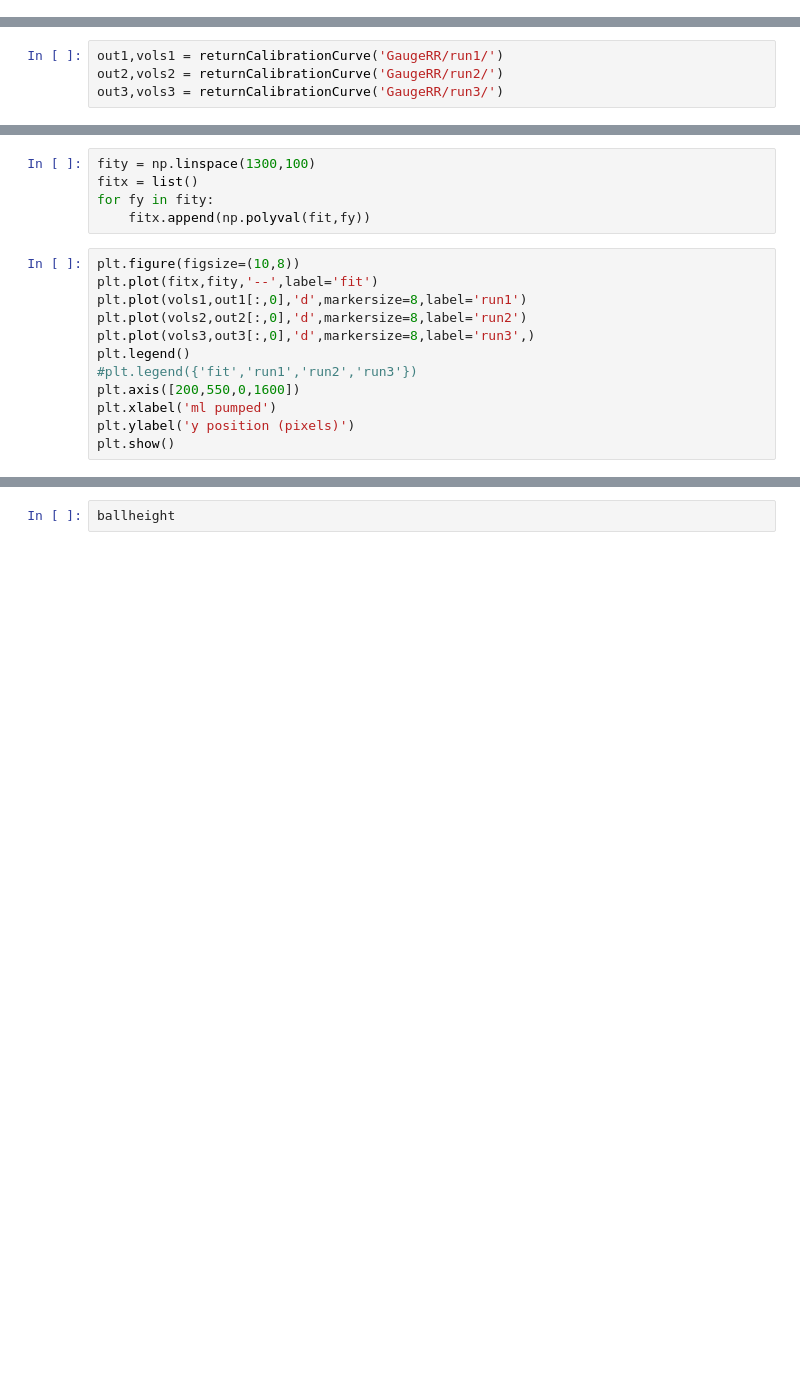
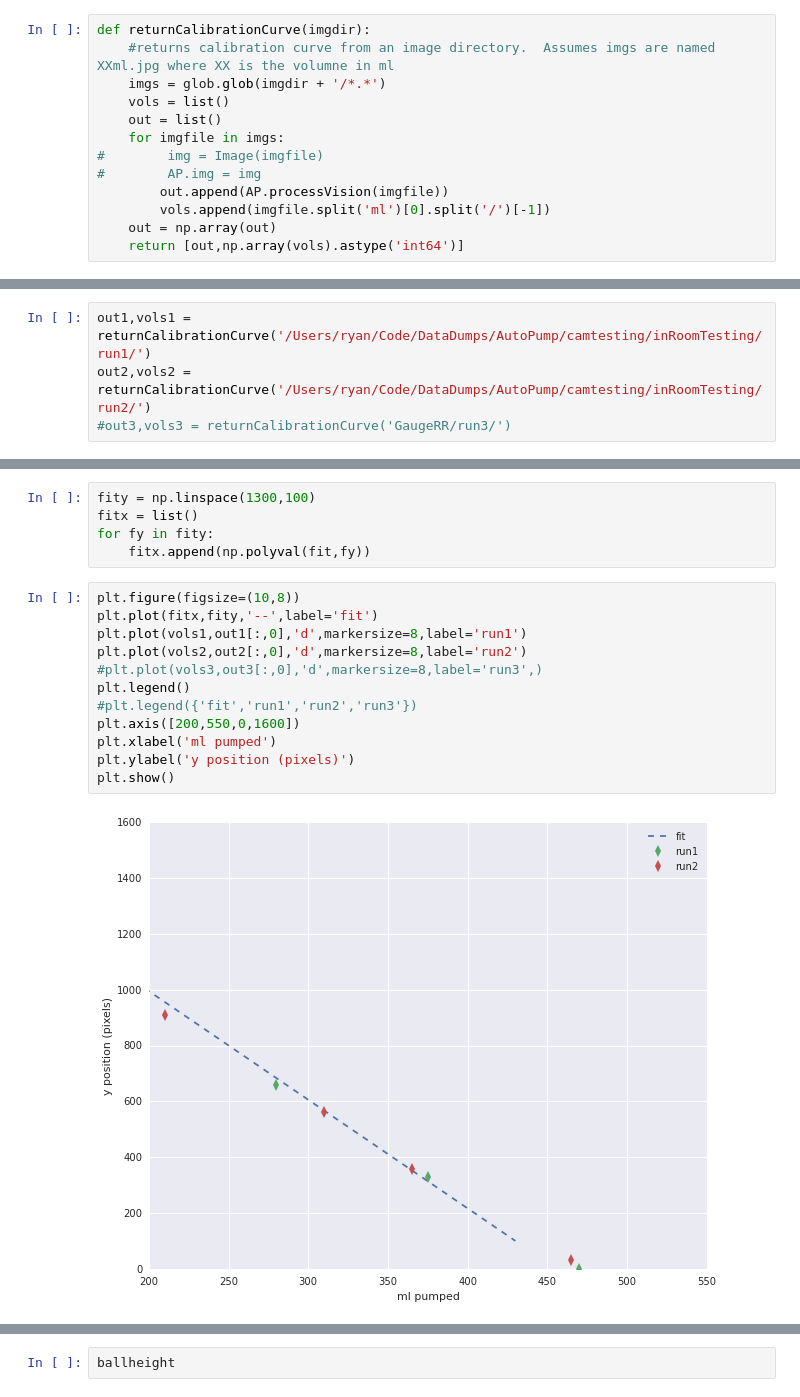
Before and after one commit to mechiris/AutoPumpTestRig2.0, a Jupyter notebook: notebooks/autopumpvision.ipynb, the cells around one changed output, grey strips where cells are left out. Saved outputs shown, nothing was run; the diff lists cells and outputs as text; blank space fills up the shorter version.

Commit message:
added notebook for plotting results

```diff
--- a/notebooks/autopumpvision.ipynb
+++ b/notebooks/autopumpvision.ipynb
@@ -12,3 +14,16 @@ import json
 from autopump import autopump
 # %%
 AP = autopump.AutoPump()
+# %%
+def returnCalibrationCurve(imgdir):
+    #returns calibration curve from an image directory.  Assumes imgs are named XXml.jpg where XX is the volumne in ml
+    imgs = glob.glob(imgdir + '/*.*')
+    vols = list()
+    out = list()
+    for imgfile in imgs:
+#        img = Image(imgfile)
+#        AP.img = img
+        out.append(AP.processVision(imgfile))
+        vols.append(imgfile.split('ml')[0].split('/')[-1])
+    out = np.array(out)
+    return [out,np.array(vols).astype('int64')]
@@ -14,0 +38,4 @@ AP = autopump.AutoPump()
+# %%
+out1,vols1 = returnCalibrationCurve('/Users/ryan/Code/DataDumps/AutoPump/camtesting/inRoomTesting/run1/')
+out2,vols2 = returnCalibrationCurve('/Users/ryan/Code/DataDumps/AutoPump/camtesting/inRoomTesting/run2/')
+#out3,vols3 = returnCalibrationCurve('GaugeRR/run3/')
@@ -44,4 +101,0 @@ def returnCalibrationCurve(imgdir):
-# %%
-out1,vols1 = returnCalibrationCurve('GaugeRR/run1/')
-out2,vols2 = returnCalibrationCurve('GaugeRR/run2/')
-out3,vols3 = returnCalibrationCurve('GaugeRR/run3/')
@@ -61,15 +117,17 @@ for fy in fity:
 # %%
 plt.figure(figsize=(10,8))
 plt.plot(fitx,fity,'--',label='fit')
 plt.plot(vols1,out1[:,0],'d',markersize=8,label='run1')
 plt.plot(vols2,out2[:,0],'d',markersize=8,label='run2')
-plt.plot(vols3,out3[:,0],'d',markersize=8,label='run3',)
+#plt.plot(vols3,out3[:,0],'d',markersize=8,label='run3',)
 plt.legend()
 #plt.legend({'fit','run1','run2','run3'})
 plt.axis([200,550,0,1600])
 plt.xlabel('ml pumped')
 plt.ylabel('y position (pixels)')
 plt.show()
+# %% [output]
+[figure, added]
 # %%
 img = Image('115ml.jpg')
 img = img.rotate270()
```
Also changed, not shown: parts of 23 cells of this notebook.
